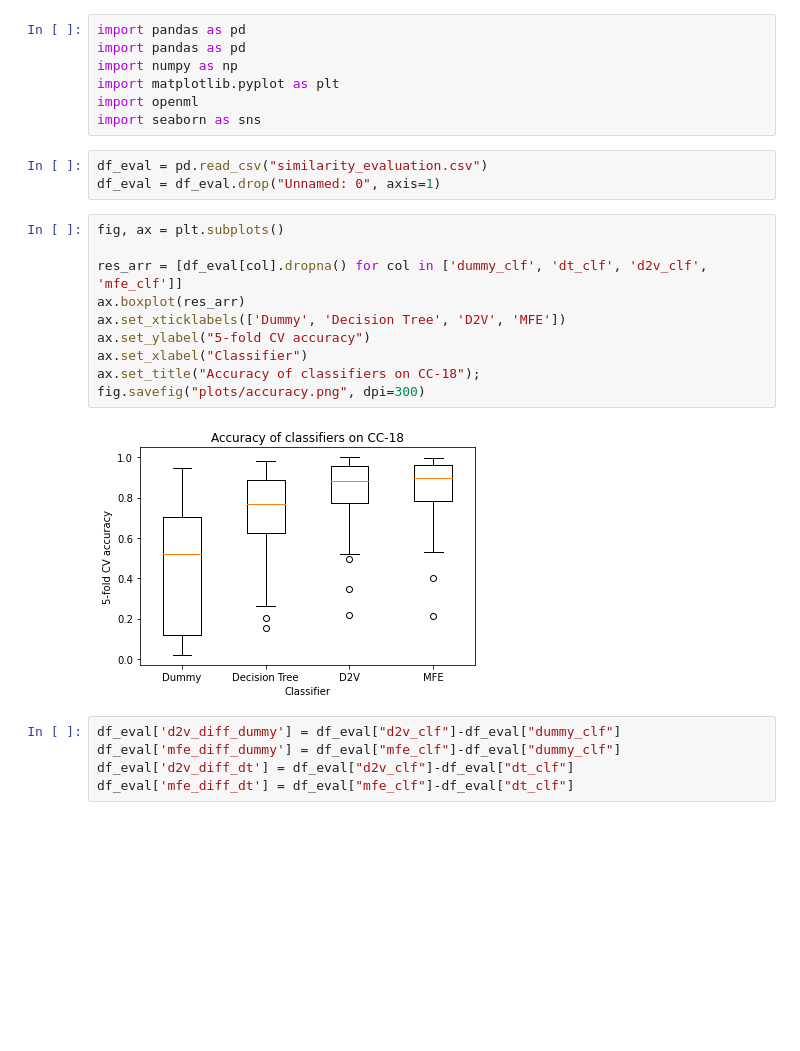
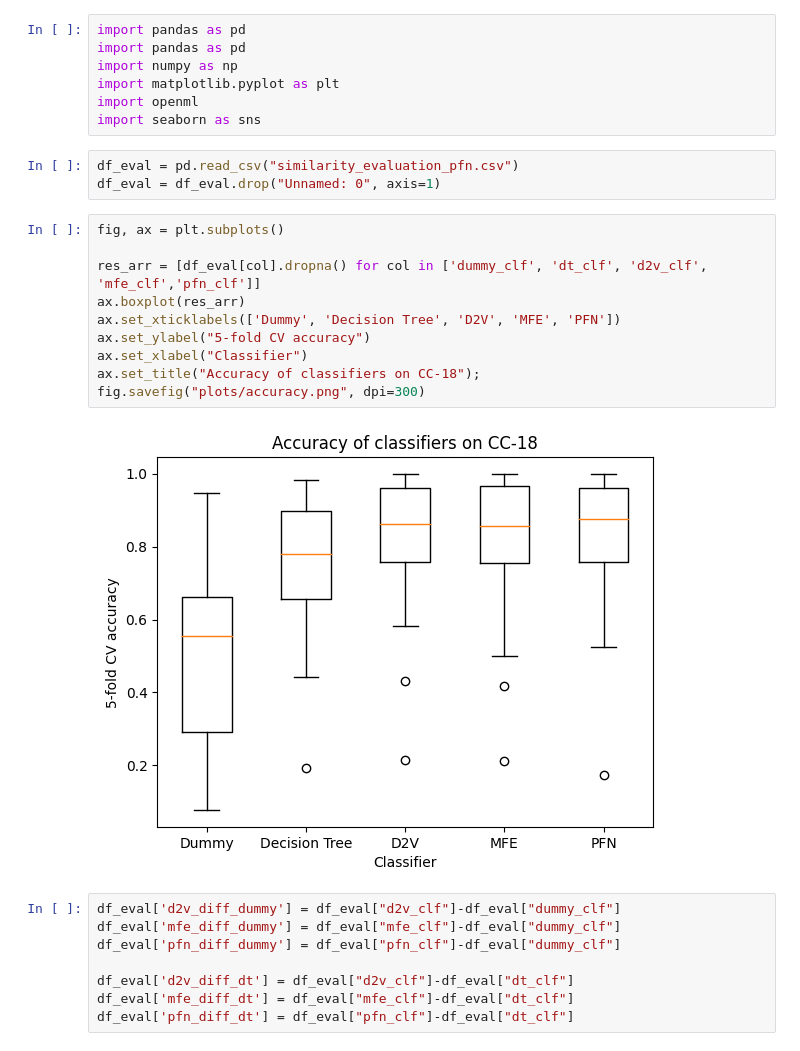
Before and after one commit to Hebog/dataset_similarity, a Jupyter notebook: similarity_evaluation/Ranking_evaluation.ipynb, the cells around one changed output. Cells and saved outputs as stored; diff of their text form; blank space fills up the shorter version.

```diff
--- a/similarity_evaluation/Ranking_evaluation.ipynb
+++ b/similarity_evaluation/Ranking_evaluation.ipynb
@@ -6,25 +6,28 @@ import matplotlib.pyplot as plt
 import openml
 import seaborn as sns
 # %%
-df_eval = pd.read_csv("similarity_evaluation.csv")
+df_eval = pd.read_csv("similarity_evaluation_pfn.csv")
 df_eval = df_eval.drop("Unnamed: 0", axis=1)
 # %%
 fig, ax = plt.subplots()
 
-res_arr = [df_eval[col].dropna() for col in ['dummy_clf', 'dt_clf', 'd2v_clf', 'mfe_clf']]
+res_arr = [df_eval[col].dropna() for col in ['dummy_clf', 'dt_clf', 'd2v_clf', 'mfe_clf','pfn_clf']]
 ax.boxplot(res_arr)
-ax.set_xticklabels(['Dummy', 'Decision Tree', 'D2V', 'MFE'])
+ax.set_xticklabels(['Dummy', 'Decision Tree', 'D2V', 'MFE', 'PFN'])
 ax.set_ylabel("5-fold CV accuracy")
 ax.set_xlabel("Classifier")
 ax.set_title("Accuracy of classifiers on CC-18");
 fig.savefig("plots/accuracy.png", dpi=300)
 # %% [output]
-[figure, old version]
+[figure, new version]
 # %%
 df_eval['d2v_diff_dummy'] = df_eval["d2v_clf"]-df_eval["dummy_clf"]
 df_eval['mfe_diff_dummy'] = df_eval["mfe_clf"]-df_eval["dummy_clf"]
+df_eval['pfn_diff_dummy'] = df_eval["pfn_clf"]-df_eval["dummy_clf"]
+
 df_eval['d2v_diff_dt'] = df_eval["d2v_clf"]-df_eval["dt_clf"]
 df_eval['mfe_diff_dt'] = df_eval["mfe_clf"]-df_eval["dt_clf"]
+df_eval['pfn_diff_dt'] = df_eval["pfn_clf"]-df_eval["dt_clf"]
 # %%
 fig, ax = plt.subplots()
 
```
Also changed, not shown: parts of 7 cells of this notebook, 5 other files.
